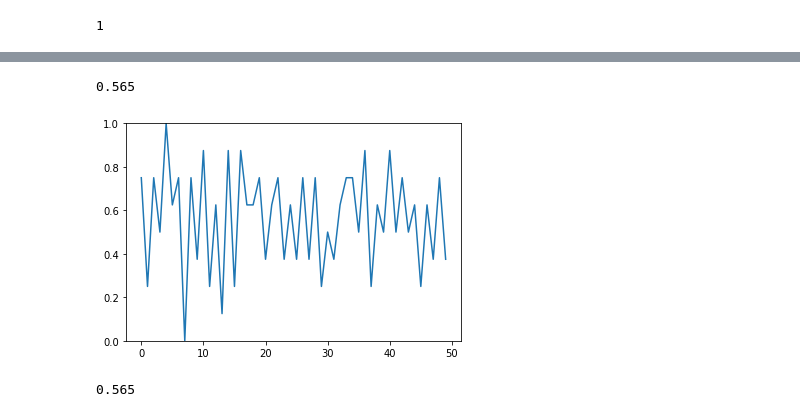
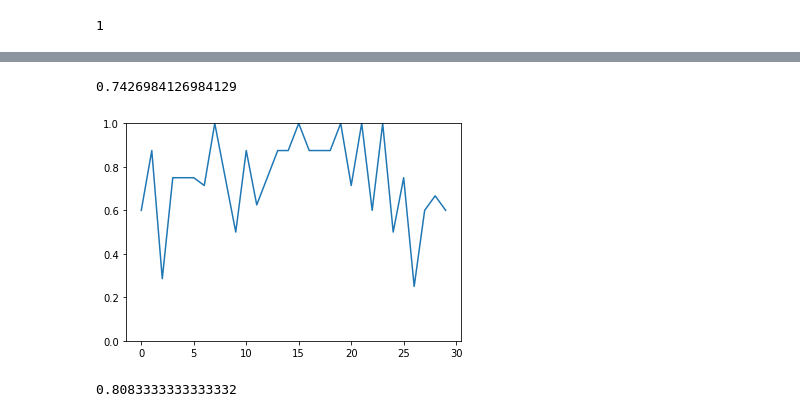
Before and after one commit to CoAxLab/CBGT, a Jupyter notebook: Continuous.ipynb, the cells around one changed output, grey strips where cells are left out. Cells and saved outputs as stored; diff of their text form; code cells hidden in the pictures.

```diff
--- a/Continuous.ipynb
+++ b/Continuous.ipynb
@@ -69,5 +69,12 @@ results = ng.readAllTrialResults(8,0,sweepcount,['popfreqs','popweights','popQ1s
+# %%
+decisions = []
+for sn in range(sweepcount):
+    decisions.append([])
+    for result in results[sn]:
+        decisions[sn].append(ng.findOutputs2(result)['decisions'])
+#decisions
 # %%
-result = results[0][0]
+result = results[0][3]
 
 f, (ax1, ax2, ax3) = plt.subplots(3, 3, figsize=(16,8), sharex=True)
 for i in range(0,result['dims']['choices']):
@@ -112,7 +149,0 @@ ax2.set_xlim(200, axx.get_xlim()[-1])#(750,900)#
-# %%
-decisions = []
-for sn in range(sweepcount):
-    decisions.append([])
-    for result in results[sn]:
-        decisions[sn].append(ng.findOutputs2(result)['decision made'])
-decisions
@@ -140,13 +193,14 @@ reactions = []
 for i in range(0, stagecount):
     thesereacts = []
     for j in range(0, len(decisions[0])):
-        thesereacts.append(decisions[0][j][i]['delay'])
+        if decisions[0][j][i]['delay'] != None:
+            thesereacts.append(decisions[0][j][i]['delay'])
     reactions.append(thesereacts)
 meanreact = [np.mean(i) for i in reactions]
 stdreact = [np.std(i) for i in reactions]
 upreact = [meanreact[i]+stdreact[i] for i in range(0,len(meanreact))]
 lwreact = [meanreact[i]-stdreact[i] for i in range(0,len(meanreact))]
 plt.plot(meanreact)
-plt.ylim(0,300)
+plt.ylim(0,400)
 np.mean(meanreact)
 # %% [output]
@@ -160,29 +214,29 @@ plt.plot(stdreact)
 # %%
 stagecount = len(decisions[0][0])
 reactions = []
 for i in range(0, stagecount):
     thesereacts = []
     for j in range(0, len(decisions[0])):
-        if len(decisions[0][j][i]['pathvals']) > 0:
+        if decisions[0][j][i]['pathvals'] != None and len(decisions[0][j][i]['pathvals']) > 0:
             thesereacts.append(1-decisions[0][j][i]['pathvals'][0])
     reactions.append(thesereacts)
 meanreact = [np.mean(i) for i in reactions]
 stdreact = [np.std(i)/math.sqrt(len(i)) for i in reactions]
 upreact = [meanreact[i]+stdreact[i] for i in range(0,len(meanreact))]
 lwreact = [meanreact[i]-stdreact[i] for i in range(0,len(meanreact))]
 plt.plot(meanreact)
 plt.ylim(0,1)
 #plt.plot(upreact)
 #plt.plot(lwreact)
 np.mean(meanreact)
 # %% [output]
-0.565
+0.7426984126984129
-[figure, old version]
+[figure, new version]
 # %%
 
-np.mean(meanreact[:])
+np.mean(meanreact[:10])
 # %% [output]
-0.565
+0.8083333333333332
 # %%
 np.mean(meanreact[10:])
 # %% [output]
```
Also changed, not shown: parts of 12 cells of this notebook.
